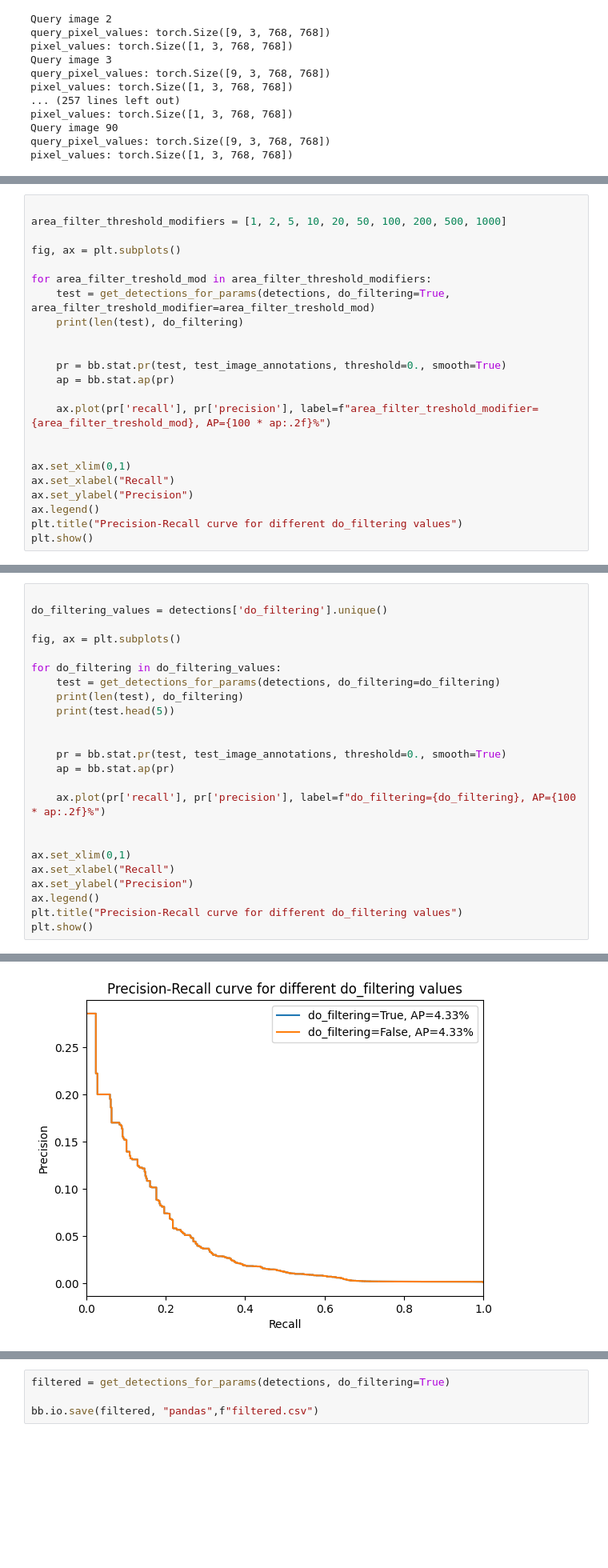
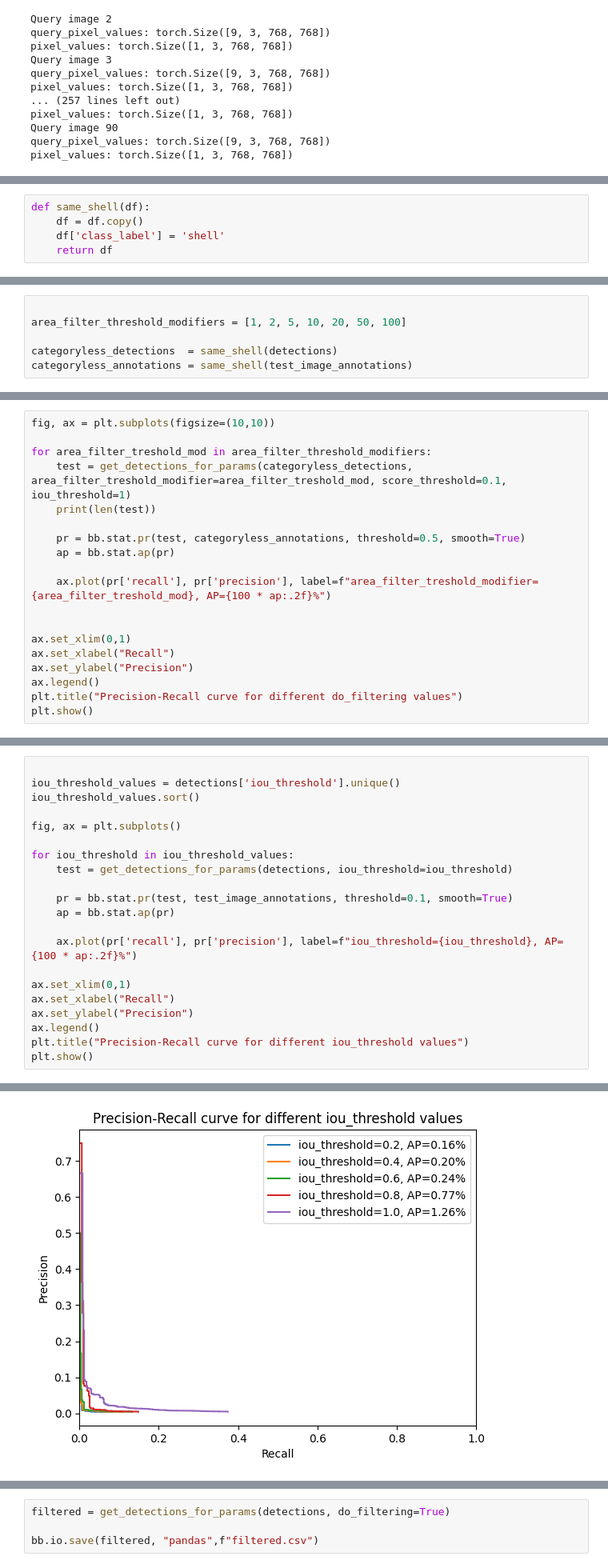
Before and after one commit to TijsVK/Counting-shells, a Jupyter notebook: Code/Baseline/owl-vit/owlvit_brambox.ipynb, the cells around one changed output, grey strips where cells are left out. Shown at 80% size. Cells and saved outputs as stored; diff of their text form; blank space fills up the shorter version.

```diff
--- a/Code/Baseline/owl-vit/owlvit_brambox.ipynb
+++ b/Code/Baseline/owl-vit/owlvit_brambox.ipynb
@@ -459,0 +520,5 @@ def get_detections_for_params(detections, *, do_filtering = None, area_filter_tr
+# %%
+def same_shell(df):
+    df = df.copy()
+    df['class_label'] = 'shell'
+    return df
@@ -459,0 +610,6 @@ def get_detections_for_params(detections, *, do_filtering = None, area_filter_tr
+# %%
+
+area_filter_threshold_modifiers = [1, 2, 5, 10, 20, 50, 100]
+
+categoryless_detections  = same_shell(detections)
+categoryless_annotations = same_shell(test_image_annotations)
@@ -460,15 +678,11 @@ def get_detections_for_params(detections, *, do_filtering = None, area_filter_tr
 # %%
-
-area_filter_threshold_modifiers = [1, 2, 5, 10, 20, 50, 100, 200, 500, 1000]
-
-fig, ax = plt.subplots()
+fig, ax = plt.subplots(figsize=(10,10))
 
 for area_filter_treshold_mod in area_filter_threshold_modifiers:
-    test = get_detections_for_params(detections, do_filtering=True, area_filter_treshold_modifier=area_filter_treshold_mod)
-    print(len(test), do_filtering)
+    test = get_detections_for_params(categoryless_detections, area_filter_treshold_modifier=area_filter_treshold_mod, score_threshold=0.1, iou_threshold=1)
+    print(len(test))
 
-
-    pr = bb.stat.pr(test, test_image_annotations, threshold=0., smooth=True)
+    pr = bb.stat.pr(test, categoryless_annotations, threshold=0.5, smooth=True)
     ap = bb.stat.ap(pr)
 
     ax.plot(pr['recall'], pr['precision'], label=f"area_filter_treshold_modifier={area_filter_treshold_mod}, AP={100 * ap:.2f}%")
@@ -495,25 +935,22 @@ plt.show()
 # %%
 
-do_filtering_values = detections['do_filtering'].unique()
+iou_threshold_values = detections['iou_threshold'].unique()
+iou_threshold_values.sort()
 
 fig, ax = plt.subplots()
 
-for do_filtering in do_filtering_values:
-    test = get_detections_for_params(detections, do_filtering=do_filtering)
-    print(len(test), do_filtering)
-    print(test.head(5))
+for iou_threshold in iou_threshold_values:
+    test = get_detections_for_params(detections, iou_threshold=iou_threshold)
 
-
-    pr = bb.stat.pr(test, test_image_annotations, threshold=0., smooth=True)
+    pr = bb.stat.pr(test, test_image_annotations, threshold=0.1, smooth=True)
     ap = bb.stat.ap(pr)
 
-    ax.plot(pr['recall'], pr['precision'], label=f"do_filtering={do_filtering}, AP={100 * ap:.2f}%")
-
+    ax.plot(pr['recall'], pr['precision'], label=f"iou_threshold={iou_threshold}, AP={100 * ap:.2f}%")
 
 ax.set_xlim(0,1)
 ax.set_xlabel("Recall")
 ax.set_ylabel("Precision")
 ax.legend()
-plt.title("Precision-Recall curve for different do_filtering values")
+plt.title("Precision-Recall curve for different iou_threshold values")
 plt.show()
 # %% [output]
@@ -537 +957 @@ plt.show()
-[figure, old version]
+[figure, new version]
```
Also changed, not shown: parts of 26 cells of this notebook, 38 other files.
